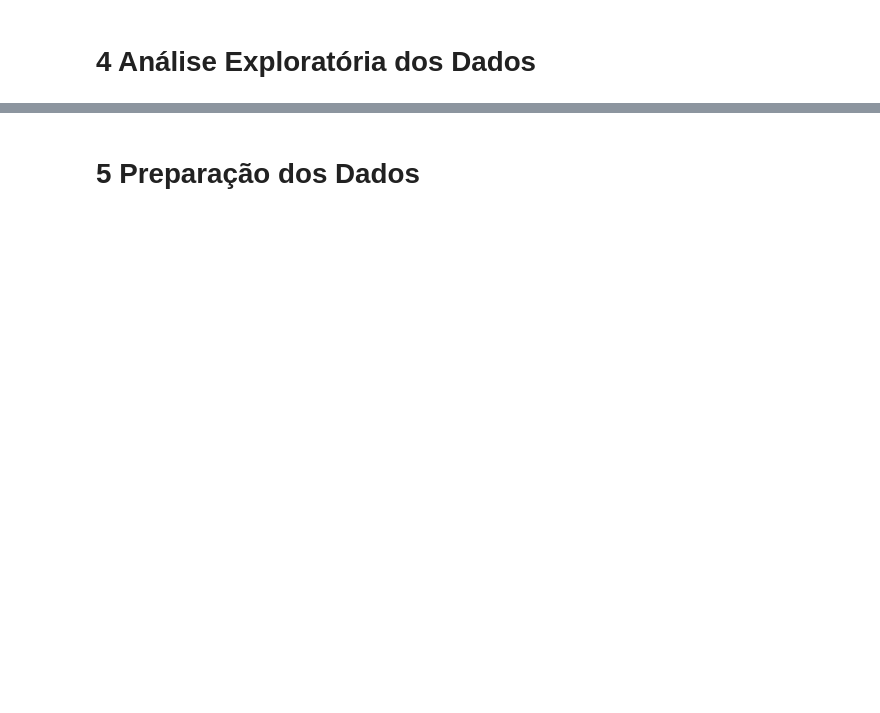
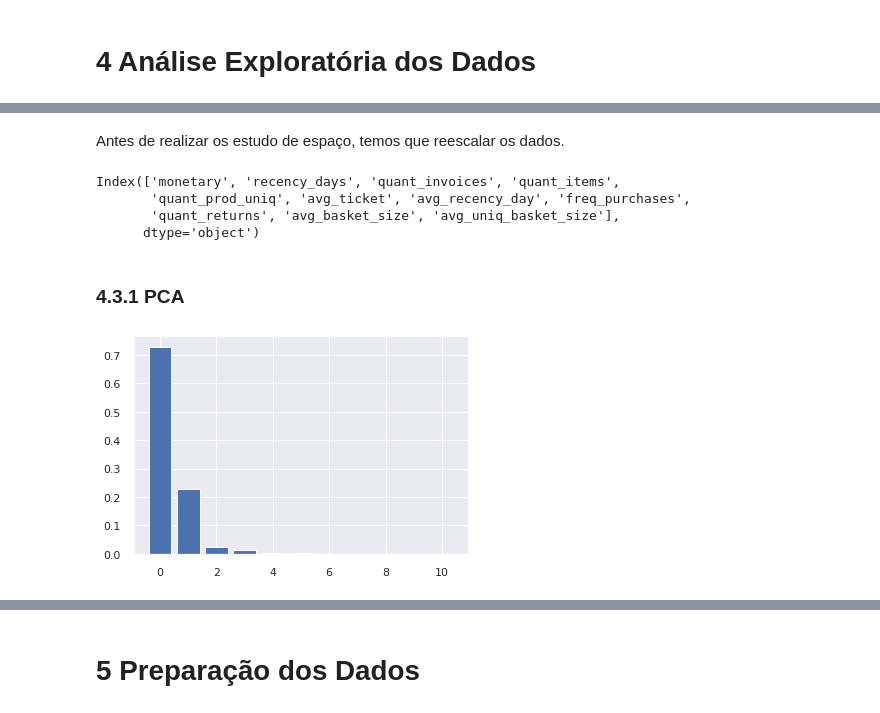
Before and after one commit to jonasbarletta/insiders_clustering, a Jupyter notebook: insiders_clustering_04_ciclo_4_em_andamento.ipynb, the cells around one changed output, grey strips where cells are left out. Cells and saved outputs as stored; diff of their text form; code cells hidden in the pictures; blank space fills up the shorter version.

```diff
--- a/insiders_clustering_04_ciclo_4_em_andamento.ipynb
+++ b/insiders_clustering_04_ciclo_4_em_andamento.ipynb
@@ -639,0 +893,55 @@ dtype: int64
+# %%
+df43 = df4.drop('customer_id', axis=1).copy()
+# %% [markdown]
+Antes de realizar os estudo de espaço, temos que reescalar os dados.
+# %%
+df43.columns
+# %% [output]
+Index(['monetary', 'recency_days', 'quant_invoices', 'quant_items',
+       'quant_prod_uniq', 'avg_ticket', 'avg_recency_day', 'freq_purchases',
+       'quant_returns', 'avg_basket_size', 'avg_uniq_basket_size'],
+      dtype='object')
+# %%
+mms = MinMaxScaler()
+
+df43['monetary']            = mms.fit_transform(df43[['monetary']])
+
+df43['recency_days']        = mms.fit_transform(df43[['recency_days']])
+
+df43['quant_invoices']      = mms.fit_transform(df43[['quant_invoices']])
+
+df43['quant_items']         = mms.fit_transform(df43[['quant_items']])
+
+df43['quant_prod_uniq']     = mms.fit_transform(df43[['quant_prod_uniq']])
+
+df43['avg_ticket']          = mms.fit_transform(df43[['avg_ticket']])
+
+df43['avg_recency_day']     = mms.fit_transform(df43[['avg_recency_day']])
+
+df43['freq_purchases']      = mms.fit_transform(df43[['freq_purchases']])
+
+df43['quant_returns']       = mms.fit_transform(df43[['quant_returns']])
+
+df43['avg_basket_size']     = mms.fit_transform(df43[['avg_basket_size']])
+
+df43['avg_uniq_basket_size']= mms.fit_transform(df43[['avg_uniq_basket_size']])
+
+X = df43.copy()
+# %% [markdown]
+### 4.3.1 PCA
+# %%
+# model
+pca = PCA(n_components=X.shape[1])
+
+# fit
+principal_components = pca.fit_transform(X)
+
+# plot explained variable
+features = range(pca.n_components)
+
+plt.bar(features, pca.explained_variance_ratio_)
+
+# pca component
+df_pca = pd.DataFrame(principal_components)
+# %% [output]
+[figure, added]
```
Also changed, not shown: parts of 138 cells of this notebook.
